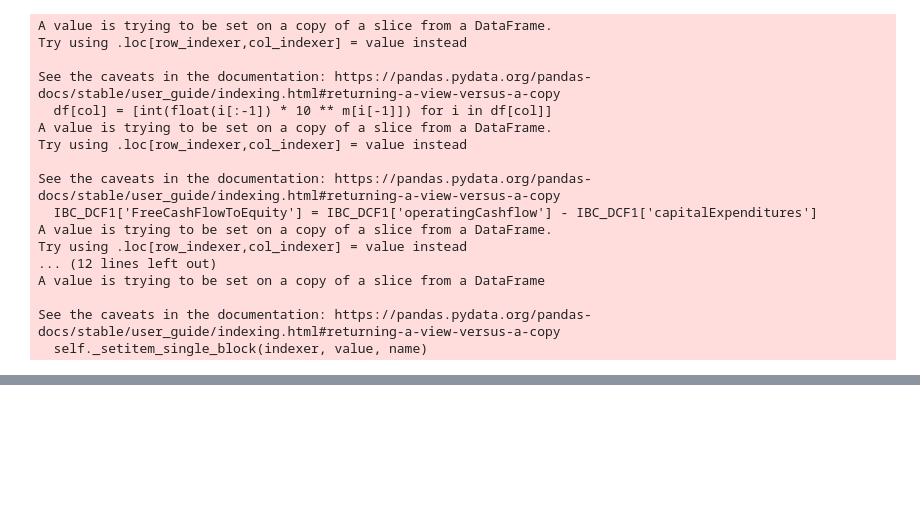
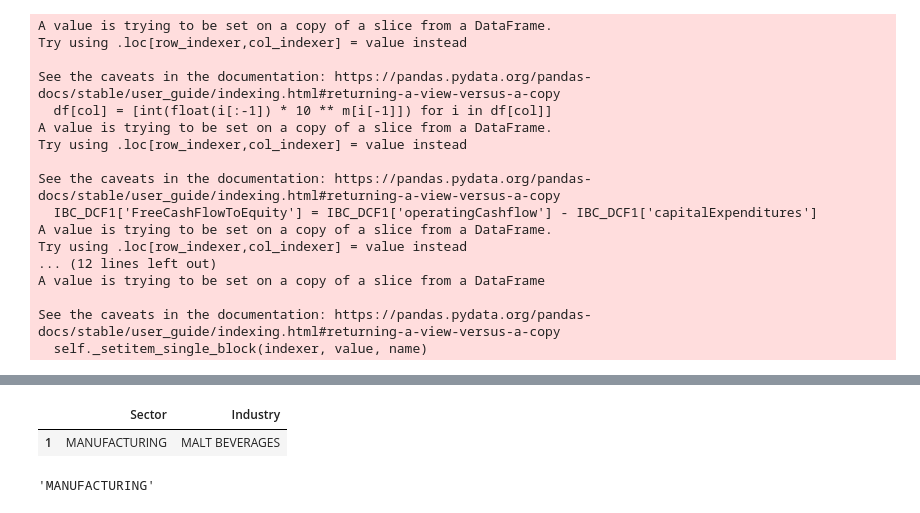
Before and after one commit to HaydenChan123/StockPY_DCF-Model, a Jupyter notebook: Stocks_Fundamental_System_v5.ipynb, the cells around one changed output, grey strips where cells are left out. Cells and saved outputs as stored; diff of their text form; code cells hidden in the pictures; blank space fills up the shorter version.

```diff
--- a/Stocks_Fundamental_System_v5.ipynb
+++ b/Stocks_Fundamental_System_v5.ipynb
@@ -811,0 +905,14 @@ wantedlist
+# %%
+df1 = OVERVIEW_DATA[['Sector','Industry']]
+df2=df1.copy()
+df2
+# %% [output]
+|  | Sector | Industry |
+| 1 | MANUFACTURING | MALT BEVERAGES |
+# %%
+sector = OVERVIEW_DATA[['Sector']].iloc[0,0]
+# sector
+industry = OVERVIEW_DATA[['Industry']].iloc[0,0]
+# industry
+# %% [output]
+'MANUFACTURING'
```
Also changed, not shown: parts of 13 cells of this notebook, 4 other files.
